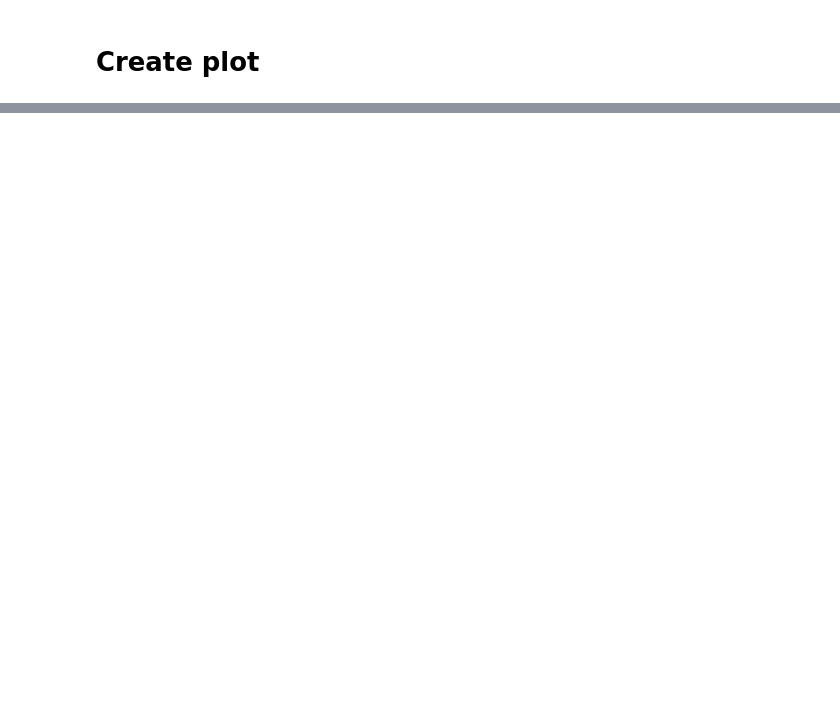
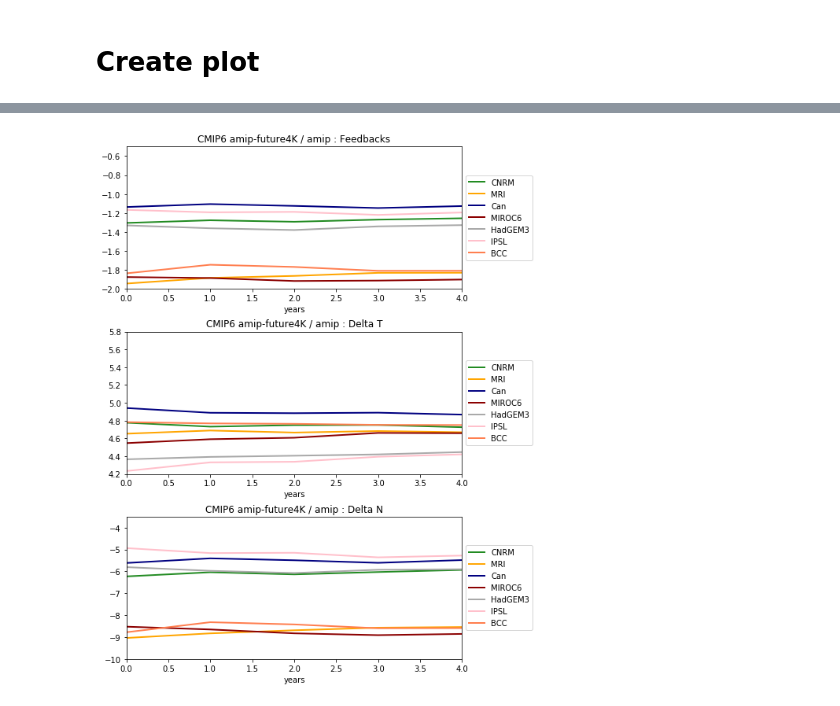
Before and after one commit to benmsanderson/CNRMppe, a Jupyter notebook: CMIP6/CFMIP_Lambda.ipynb, the cells around one changed output, grey strips where cells are left out. Drawn from its saved outputs; the diff is of its cells as text; code cells hidden in the pictures; blank space fills up the shorter version.

```diff
--- a/CMIP6/CFMIP_Lambda.ipynb
+++ b/CMIP6/CFMIP_Lambda.ipynb
@@ -142,0 +272,73 @@ plt.show()
+# %%
+# PARAMETERS
+df = result
+cmap = plt.get_cmap('ocean')
+xlabel='years'
+xmin = 0
+xmax = 4
+legend=['CNRM', 'MRI', 'Can', 'MIROC6', 'HadGEM3', 'IPSL', 'BCC']
+colors = ['forestgreen', 'orange', 'navy', 'darkred', 'darkgray', 'pink', 'coral']
+linewidth = [2.0]*len(legend)
+
+#--------------------------- Plot result : future4K --------------------------------------
+plt.subplots(figsize=(8,10))
+
+plt.subplot(311)
+title="CMIP6 amip-future4K / amip : Feedbacks"
+ymin = -2.0
+ymax = -0.5
+
+n=len(legend)
+y=[None]*n
+y[0] = 'Lambda_CNRM_future4K'
+y[1] = 'Lambda_MRI_future4K'
+y[2] = 'Lambda_CAN_future4K'
+y[3] = 'Lambda_MIROC_future4K'
+y[4] = 'Lambda_HadGEM3_future4K'
+y[5] = 'Lambda_IPSL_future4K'
+y[6] = 'Lambda_BCC_future4K'
+plotlines_1df(df, y, title, colors, linewidth, xlabel, xmin, xmax, ymin, ymax, legend)
+
+plt.subplot(312)
+title="CMIP6 amip-future4K / amip : Delta T"
+ymin = 4.2
+ymax = 5.8
+
+n=len(legend)
+y=[None]*n
+y[0] = 'Delta_tas_CNRM_future4K'
+y[1] = 'Delta_tas_MRI_future4K'
+y[2] = 'Delta_tas_CAN_future4K'
+y[3] = 'Delta_tas_MIROC_future4K'
+y[4] = 'Delta_tas_HadGEM3_future4K'
+y[5] = 'Delta_tas_IPSL_future4K'
+y[6] = 'Delta_tas_BCC_future4K'
+plotlines_1df(df, y, title, colors, linewidth, xlabel, xmin, xmax, ymin, ymax, legend)
+
+plt.subplot(313)
+title="CMIP6 amip-future4K / amip : Delta N"
+ymin = -10.0
+ymax = -3.5
+
+n=len(legend)
+y=[None]*n
+y[0] = 'Delta_N_CNRM_future4K'
+y[1] = 'Delta_N_MRI_future4K'
+y[2] = 'Delta_N_CAN_future4K'
+y[3] = 'Delta_N_MIROC_future4K'
+y[4] = 'Delta_N_HadGEM3_future4K'
+y[5] = 'Delta_N_IPSL_future4K'
+y[6] = 'Delta_N_BCC_future4K'
+plotlines_1df(df, y, title, colors, linewidth, xlabel, xmin, xmax, ymin, ymax, legend)
+
+#Ajustement des subplots
+plt.tight_layout()
+plt.subplots_adjust(hspace = 0.30)
+
+
+# Enregistrer la figure ...........
+
+plt.savefig("/data/home/globc/peatier/figures/CMIP6_feedbacks_DT_DN.png",
+        orientation='portrait', bbox_inches='tight', pad_inches=0.1)
+# %% [output]
+[figure, added]
```
Also changed, not shown: parts of 5 cells of this notebook, 5 other files.
